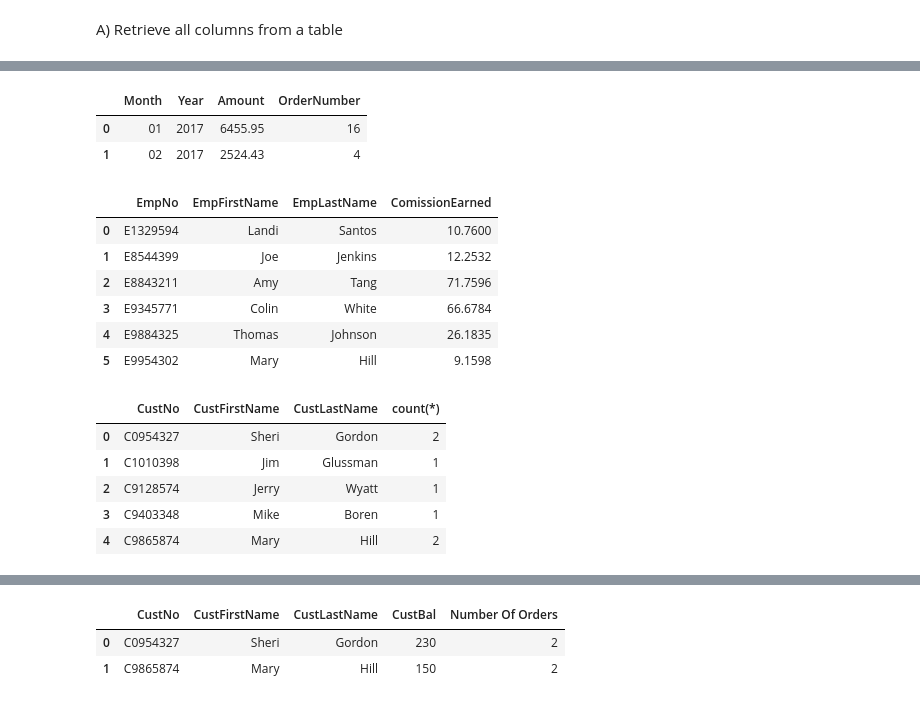
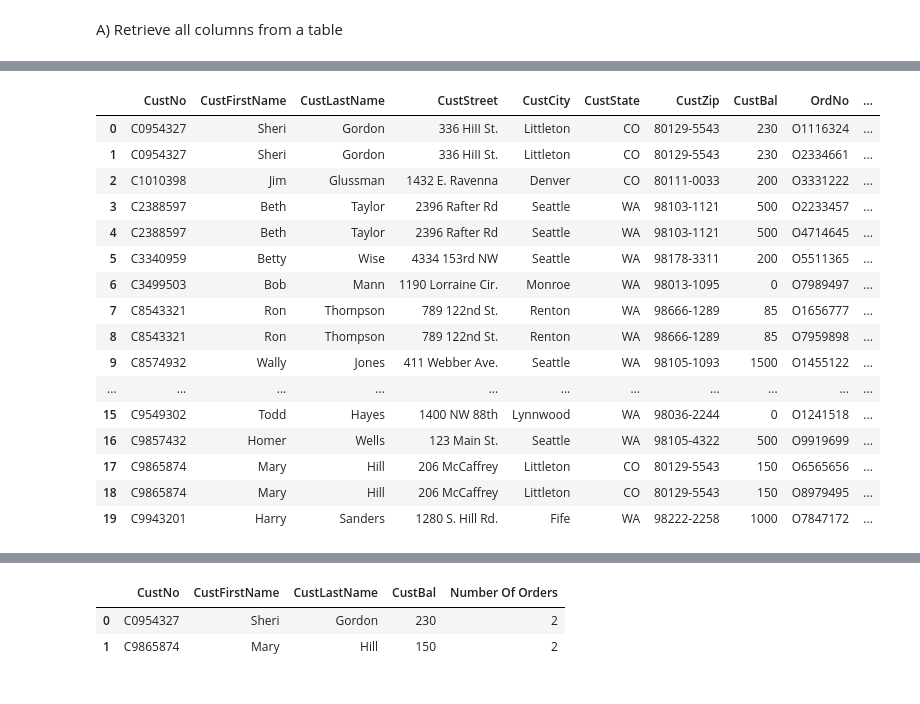
Before and after one commit to ogut77/BA, a Jupyter notebook: MultipleTable.ipynb, the cells around one changed output, grey strips where cells are left out. Drawn from its saved outputs; the diff is of its cells as text; code cells hidden in the pictures.

```diff
--- a/MultipleTable.ipynb
+++ b/MultipleTable.ipynb
@@ -401,45 +91,27 @@ Q17
-# %%
-#18. List total value of product and orderNo sent by each month
-txt='''
-
-'''
-Q18 =  psql.sqldf(txt)
-Q18
-# %% [output]
-|  | Month | Year | Amount | OrderNumber |
-| 0 | 01 | 2017 | 6455.95 | 16 |
-| 1 | 02 | 2017 | 2524.43 | 4 |
-# %%
-#19. List the employee number, the employee name (first and last), and total amount
-#of commissions on orders taken in January 2017. The amount of a commission is
-#the sum of the dollar amount of products ordered times the commission rate of the employee.
-txt='''
-
-'''
-Q19 =  psql.sqldf(txt)
-Q19
-# %% [output]
-|  | EmpNo | EmpFirstName | EmpLastName | ComissionEarned |
-| 0 | E1329594 | Landi | Santos | 10.7600 |
-| 1 | E8544399 | Joe | Jenkins | 12.2532 |
-| 2 | E8843211 | Amy | Tang | 71.7596 |
-| 3 | E9345771 | Colin | White | 66.6784 |
-| 4 | E9884325 | Thomas | Johnson | 26.1835 |
-| 5 | E9954302 | Mary | Hill | 9.1598 |
-# %%
-#20. For Colorado customers, compute the number of orders placed in January 2017.
-#The result should include the customer number, last name, and number of
-#orders placed in January 2017.
-txt='''
-
-
-'''
-Q20 =  psql.sqldf(txt)
-Q20
-# %% [output]
-|  | CustNo | CustFirstName | CustLastName | count(*) |
-| 0 | C0954327 | Sheri | Gordon | 2 |
-| 1 | C1010398 | Jim | Glussman | 1 |
-| 2 | C9128574 | Jerry | Wyatt | 1 |
-| 3 | C9403348 | Mike | Boren | 1 |
-| 4 | C9865874 | Mary | Hill | 2 |
+# %%
+#1. List all columns of the OrderTbl table and customer Table
+txt='''
+Select *
+From Customer,OrderTbl
+Where Customer.CustNo=OrderTbl.CustNo
+'''
+Q1 =  psql.sqldf(txt)
+Q1
+# %% [output]
+|  | CustNo | CustFirstName | CustLastName | CustStreet | CustCity | CustState | CustZip | CustBal | OrdNo | ... |
+| 0 | C0954327 | Sheri | Gordon | 336 HiII St. | Littleton | CO | 80129-5543 | 230 | O1116324 | ... |
+| 1 | C0954327 | Sheri | Gordon | 336 HiII St. | Littleton | CO | 80129-5543 | 230 | O2334661 | ... |
+| 2 | C1010398 | Jim | Glussman | 1432 E. Ravenna | Denver | CO | 80111-0033 | 200 | O3331222 | ... |
+| 3 | C2388597 | Beth | Taylor | 2396 Rafter Rd | Seattle | WA | 98103-1121 | 500 | O2233457 | ... |
+| 4 | C2388597 | Beth | Taylor | 2396 Rafter Rd | Seattle | WA | 98103-1121 | 500 | O4714645 | ... |
+| 5 | C3340959 | Betty | Wise | 4334 153rd NW | Seattle | WA | 98178-3311 | 200 | O5511365 | ... |
+| 6 | C3499503 | Bob | Mann | 1190 Lorraine Cir. | Monroe | WA | 98013-1095 | 0 | O7989497 | ... |
+| 7 | C8543321 | Ron | Thompson | 789 122nd St. | Renton | WA | 98666-1289 | 85 | O1656777 | ... |
+| 8 | C8543321 | Ron | Thompson | 789 122nd St. | Renton | WA | 98666-1289 | 85 | O7959898 | ... |
+| 9 | C8574932 | Wally | Jones | 411 Webber Ave. | Seattle | WA | 98105-1093 | 1500 | O1455122 | ... |
+| ... | ... | ... | ... | ... | ... | ... | ... | ... | ... | ... |
+| 15 | C9549302 | Todd | Hayes | 1400 NW 88th | Lynnwood | WA | 98036-2244 | 0 | O1241518 | ... |
+| 16 | C9857432 | Homer | Wells | 123 Main St. | Seattle | WA | 98105-4322 | 500 | O9919699 | ... |
+| 17 | C9865874 | Mary | Hill | 206 McCaffrey | Littleton | CO | 80129-5543 | 150 | O6565656 | ... |
+| 18 | C9865874 | Mary | Hill | 206 McCaffrey | Littleton | CO | 80129-5543 | 150 | O8979495 | ... |
+| 19 | C9943201 | Harry | Sanders | 1280 S. Hill Rd. | Fife | WA | 98222-2258 | 1000 | O7847172 | ... |
```
Also changed, not shown: parts of 38 cells of this notebook.
